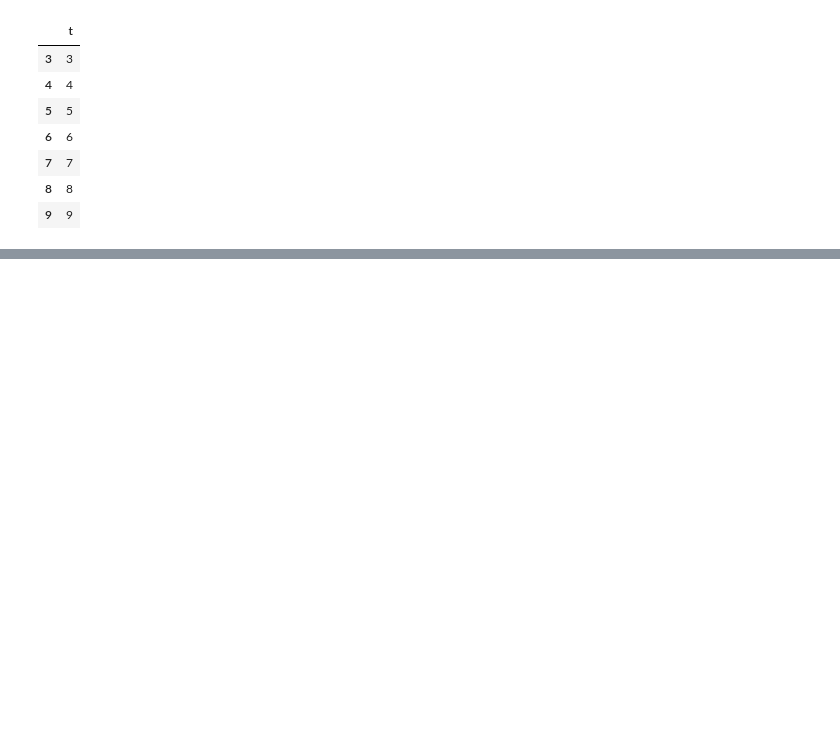
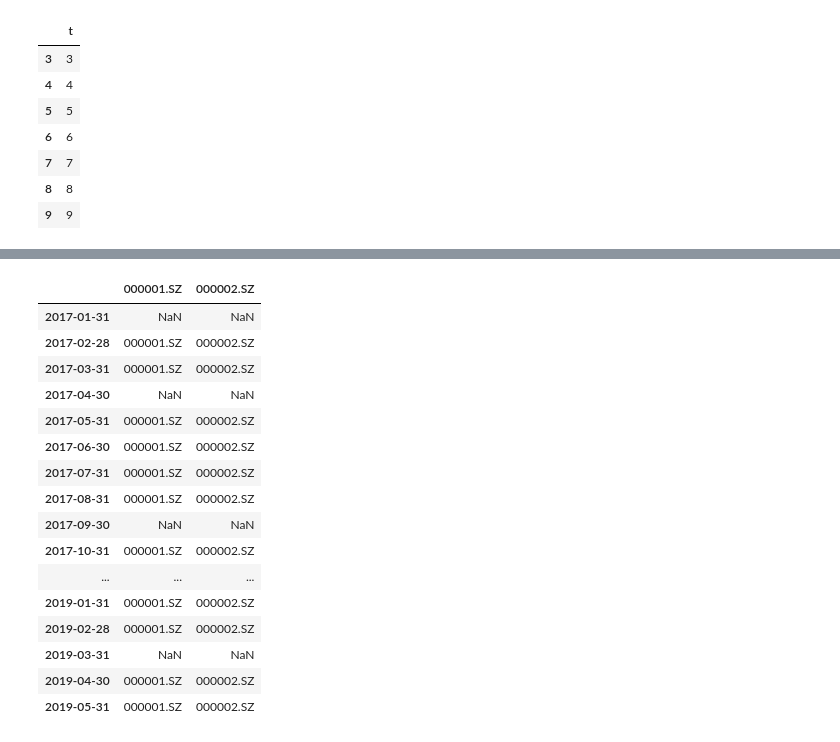
Before and after one commit to banksempire/FDM, a Jupyter notebook: FDM_test.ipynb, the cells around one changed output, grey strips where cells are left out. Drawn from its saved outputs; the diff is of its cells as text; code cells hidden in the pictures; blank space fills up the shorter version.

```diff
--- a/FDM_test.ipynb
+++ b/FDM_test.ipynb
@@ -197,0 +226,21 @@ for date in pd.date_range('2019-01-03','2019-12-01',freq='M')[::]:
+# %%
+df = pd.read_excel('test.xlsx').set_index('date')
+df.reindex(pd.date_range(datetime(2017, 1, 1), datetime(2019, 6, 1),freq='M'))
+# %% [output]
+|  | 000001.SZ | 000002.SZ |
+| 2017-01-31 | NaN | NaN |
+| 2017-02-28 | 000001.SZ | 000002.SZ |
+| 2017-03-31 | 000001.SZ | 000002.SZ |
+| 2017-04-30 | NaN | NaN |
+| 2017-05-31 | 000001.SZ | 000002.SZ |
+| 2017-06-30 | 000001.SZ | 000002.SZ |
+| 2017-07-31 | 000001.SZ | 000002.SZ |
+| 2017-08-31 | 000001.SZ | 000002.SZ |
+| 2017-09-30 | NaN | NaN |
+| 2017-10-31 | 000001.SZ | 000002.SZ |
+| ... | ... | ... |
+| 2019-01-31 | 000001.SZ | 000002.SZ |
+| 2019-02-28 | 000001.SZ | 000002.SZ |
+| 2019-03-31 | NaN | NaN |
+| 2019-04-30 | 000001.SZ | 000002.SZ |
+| 2019-05-31 | 000001.SZ | 000002.SZ |
```
Also changed, not shown: parts of 3 cells of this notebook, 2 other files.
